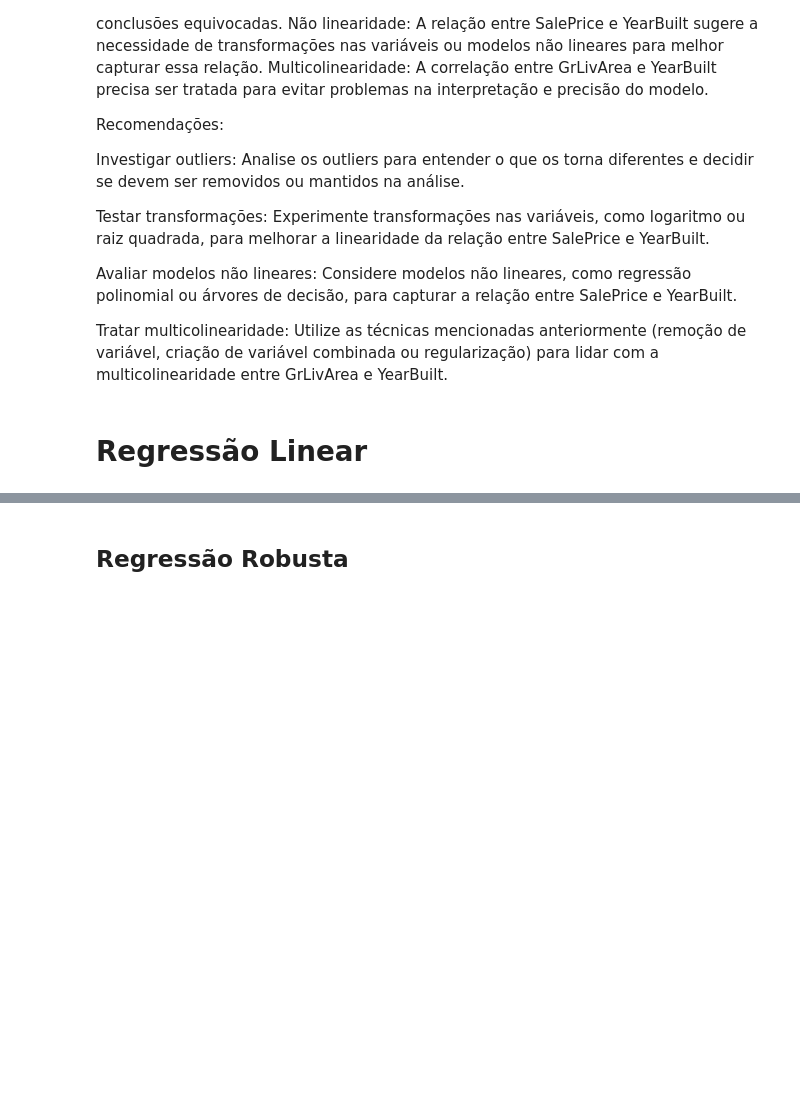
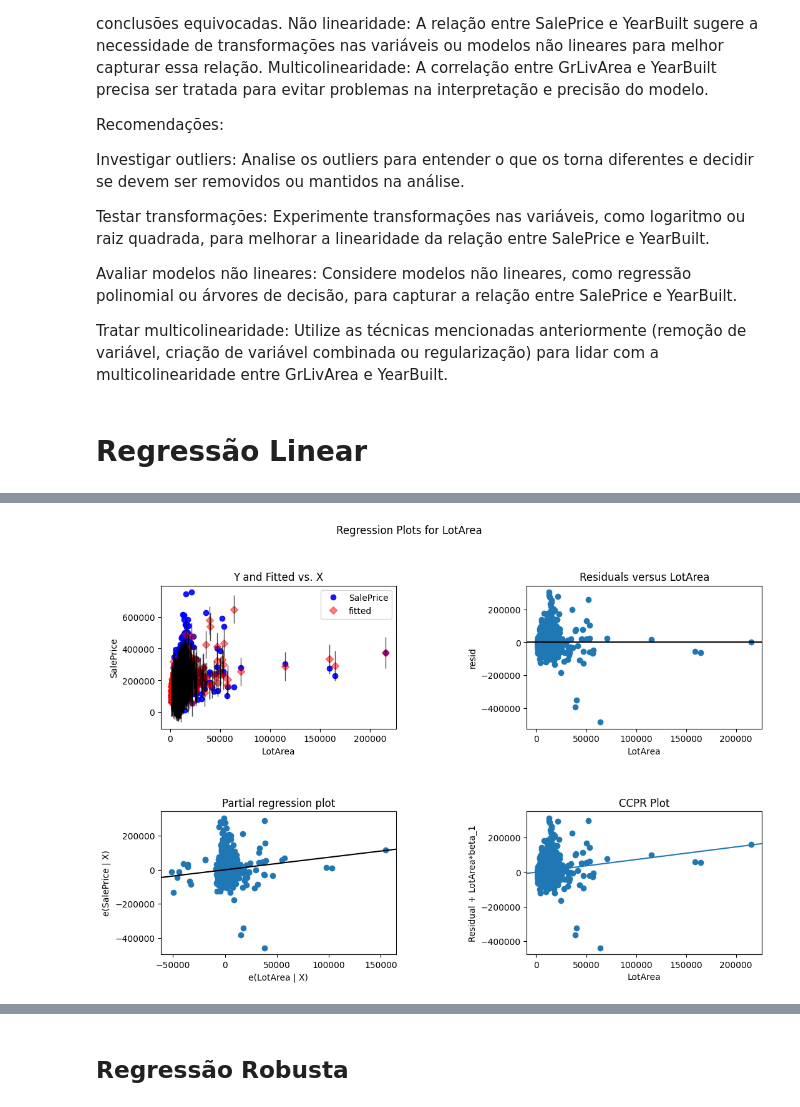
Before and after one commit to fernandosola/202412_aedi_regressao, a Jupyter notebook: notebooks/analise.ipynb, the cells around one changed output, grey strips where cells are left out. Saved outputs shown, nothing was run; the diff lists cells and outputs as text; code cells hidden in the pictures; blank space fills up the shorter version.

```diff
--- a/notebooks/analise.ipynb
+++ b/notebooks/analise.ipynb
@@ -1060,0 +1151,6 @@ Tratar multicolinearidade: Utilize as técnicas mencionadas anteriormente (remo
+# %%
+fig = sm.graphics.plot_regress_exog(lm, 'LotArea')
+fig.tight_layout(pad=1.0)
+fig.set_size_inches(12,8)
+# %% [output]
+[figure, added]
```
Also changed, not shown: parts of 22 cells of this notebook, 3 other files.
